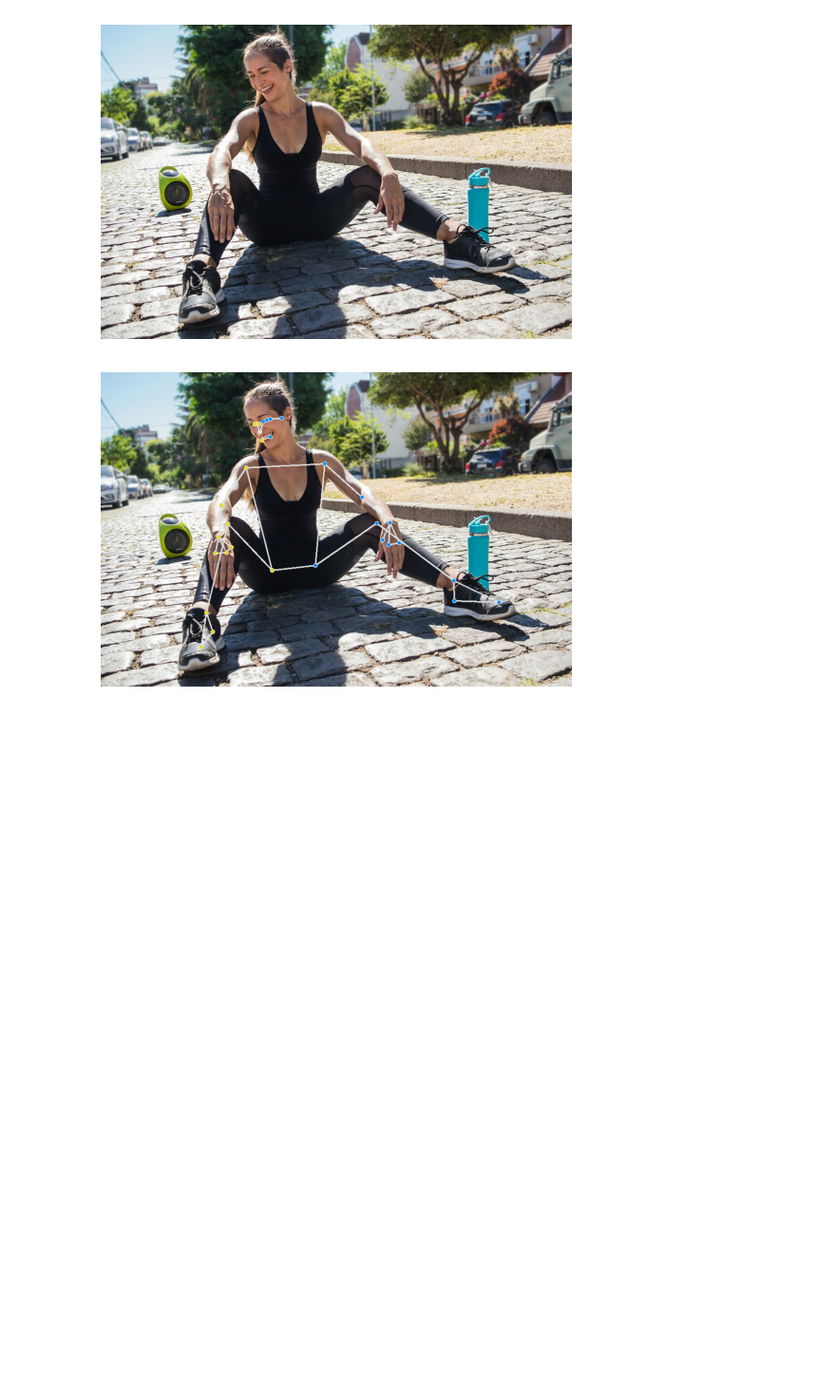
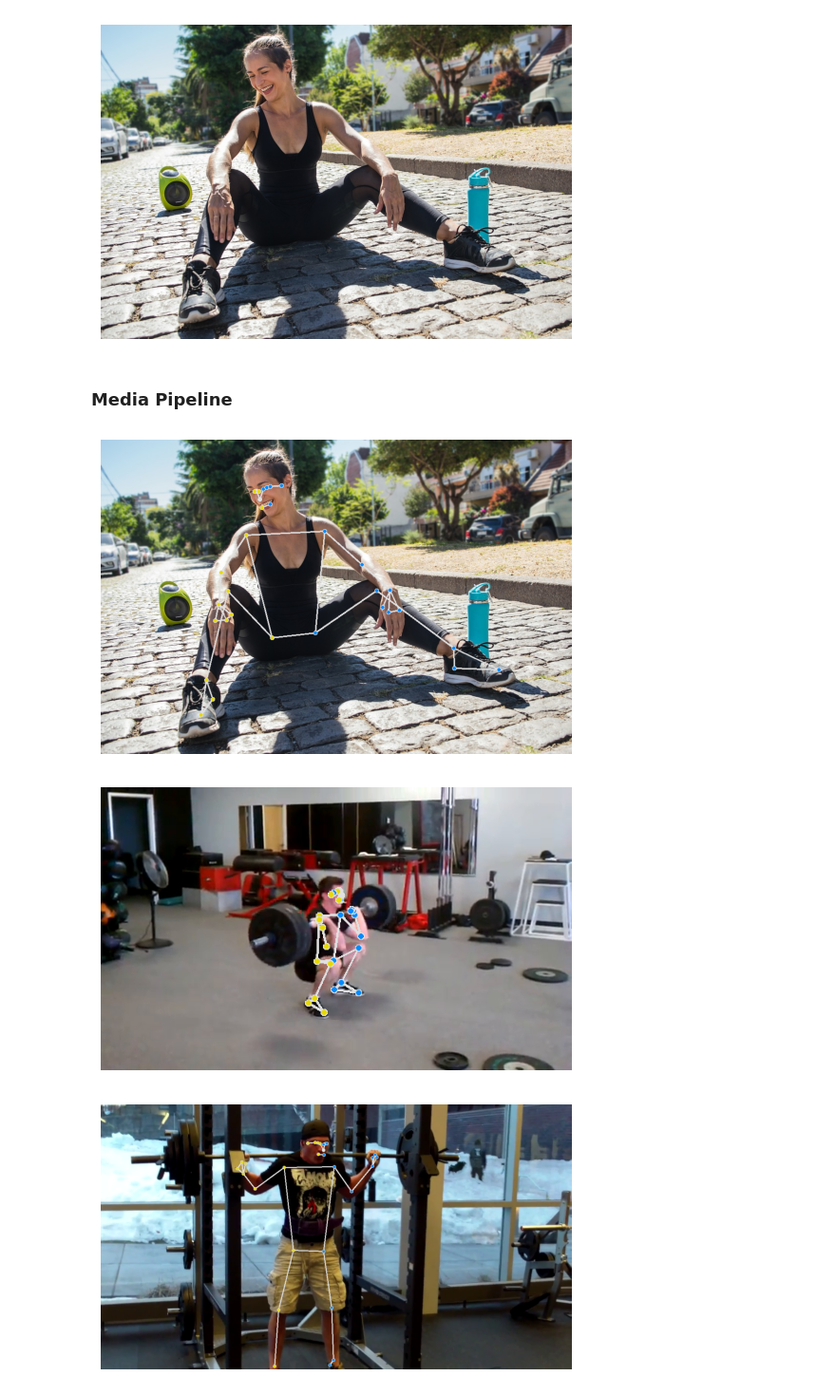
Before and after one commit to dominicaq/workout_estimation, a Jupyter notebook: mp_playground.ipynb, the cells around one changed output. Shown at 95% size. Drawn from its saved outputs; the diff is of its cells as text; code cells hidden in the pictures; blank space fills up the shorter version.

```diff
--- a/mp_playground.ipynb
+++ b/mp_playground.ipynb
@@ -51,27 +52,5 @@ girl_img = cv2.imread("sample-frames/girl.png")
 cv2_imshow(girl_img)
 # %% [output]
 [figure]
-# %%
-# STEP 1: Import the necessary modules.
-import mediapipe as mp
-from mediapipe.tasks import python
-from mediapipe.tasks.python import vision
-
-# STEP 2: Create an PoseLandmarker object.
-base_options = python.BaseOptions(model_asset_path='mp-model/pose_landmarker.task')
-options = vision.PoseLandmarkerOptions(
-    base_options=base_options,
-    output_segmentation_masks=True)
-detector = vision.PoseLandmarker.create_from_options(options)
-
-# STEP 3: Load the input image.
-image = mp.Image.create_from_file("sample-frames/girl.png")
-
-# STEP 4: Detect pose landmarks from the input image.
-detection_result = detector.detect(image)
-
-# STEP 5: Process the detection result. In this case, visualize it.
-annotated_image = draw_landmarks_on_image(image.numpy_view(), detection_result)
-cv2_imshow(cv2.cvtColor(annotated_image, cv2.COLOR_RGB2BGR))
-# %% [output]
-[figure, removed]
+# %% [markdown]
+### **Media Pipeline**
@@ -77,0 +135,19 @@ cv2_imshow(cv2.cvtColor(annotated_image, cv2.COLOR_RGB2BGR))
+# %%
+# Usage
+mp_detector = mp_init_detector()
+detection_results, body_parts = mp_process_image(
+    mp_detector,
+    "sample-frames/mp_example.png"
+)
+
+# Debug
+mp_debug_show_image(mp_detector, "sample-frames/mp_example.png")
+mp_debug_show_image(mp_detector,"sample-frames/good1.png")
+mp_debug_show_image(mp_detector,"sample-frames/good2.png")
+
+mp_debug_show_image(mp_detector,"sample-frames/bad1.png")
+mp_debug_show_image(mp_detector,"sample-frames/bad2.png")
+# %% [output]
+[figure, added]
+[figure, added]
+[figure, added]
```
Also changed, not shown: parts of 3 cells of this notebook, 5 other files.
